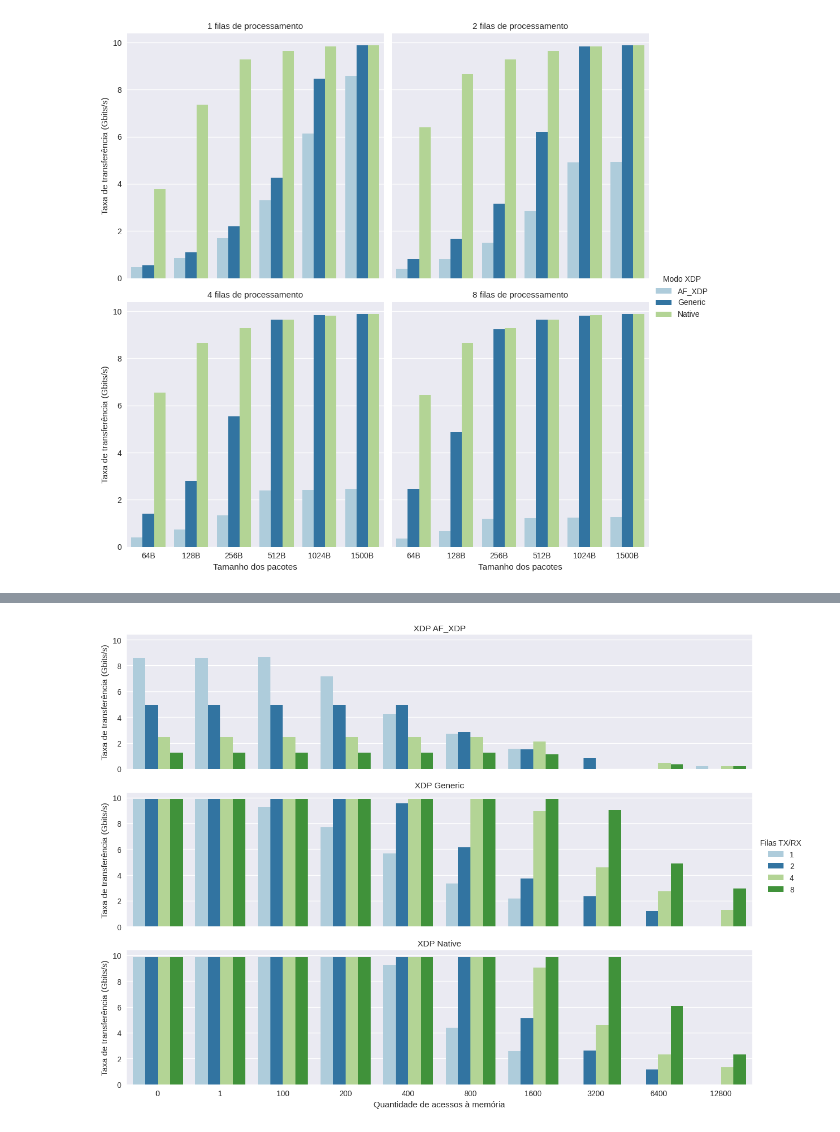
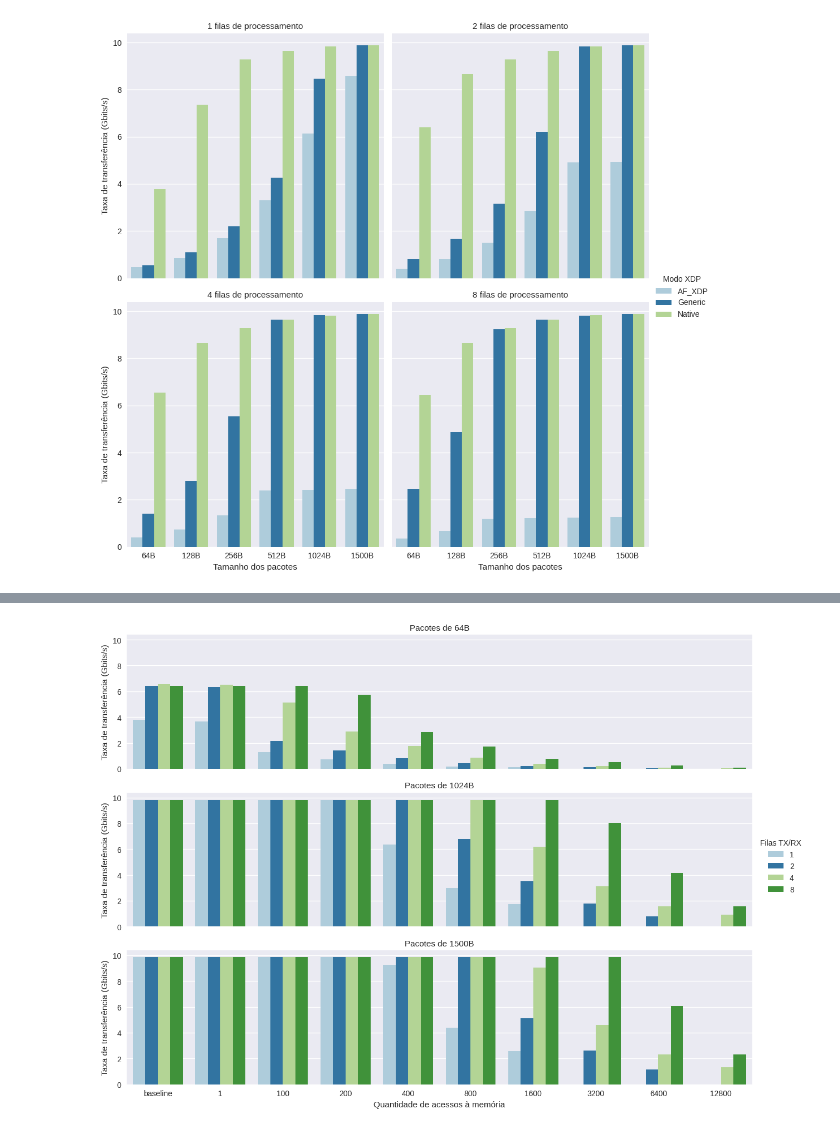
Before and after one commit to igor-capeletti/tcc_eBPF_XDP, a Jupyter notebook: scripts/python/gera_graficos_vazao.ipynb, the cells around one changed output, grey strips where cells are left out. Saved outputs shown, nothing was run; the diff lists cells and outputs as text; code cells hidden in the pictures.

```diff
--- a/scripts/python/gera_graficos_vazao.ipynb
+++ b/scripts/python/gera_graficos_vazao.ipynb
@@ -72,6 +72,7 @@ for i,j in zip(lista_for,lista_alias_for):
        df_gerador['algoritmo']= df_gerador['algoritmo'].replace(f'{i}',f'{j}')
 
 df_gerador['algoritmo']= df_gerador['algoritmo'].astype(int)
+df_gerador = df_gerador.rename(columns={'hook_ebpf': 'Modo XDP'})
 
 df_gerador
 # %% [output]
@@ -97,26 +98,17 @@ format_imagens= '.pdf'
 #Figura 17
 
 algoritmo= 0
-combined= 8
-#packet_size= 1024
-#hook_ebpf= 'xdpgeneric'
-#hook_ebpf= 'xdpdrv'
-#hook_ebpf= 'af_xdp'
 
 eixo_x= 'packet_size'
 eixo_y= 'rx_packet_rate'
-hue= 'hook_ebpf'
+hue= 'Modo XDP'
 
 plt.rc('figure', figsize=(5, 5))
-df_gerador= df_gerador.sort_values(by=[eixo_x,hue], ascending=True)       #ordena dados com os valores do eixo x
+df_gerador= df_gerador.sort_values(by=[eixo_x,hue,'Modo XDP'], ascending=True)       #ordena dados com os valores do eixo x
 
 df= df_gerador.copy()
 df= df[df.algoritmo == algoritmo]                #filtra por algoritmo especifico
-#df= df[df.combined == combined]                  #filtra por quantidade de filas TX/RX especifica
-#df= df[df.packet_size == packet_size]            #filtra por tamanho de pacote especifico
-#df= df[df.hook_ebpf == hook_ebpf]                #filtra por modo XDP especifico
 df= df[[eixo_x, eixo_y, hue, 'combined']]
-df = df.rename(columns={'hook_ebpf': 'Modo XDP'})
 
 df['packet_size']= df['packet_size'].astype(str)
 for i,j in zip(lista_pacotes,lista_alias_pacotes):
@@ -132,9 +124,6 @@ grafico.set_ylabels("Taxa de transferência (Gbits/s)")
 grafico.set_xlabels("Tamanho dos pacotes")
 grafico.set_titles("{col_name} filas de processamento")
 
-#ax.set_ylabel('Taxa de transferência (Gbits/s)')
-#ax.set_xlabel("Tamanho dos pacotes")
-
 grafico.savefig(f'{raiz}/vazao_{hue}_x_{eixo_x}@alg_{algoritmo}{format_imagens}')
 # %% [output]
 [figure]
@@ -187,44 +169,40 @@ grafico.savefig(f'{raiz}/vazao_{hue}_x_{eixo_x}@packet_size_{packet_size}{format
 # %%
-#Figura 19
+#Figura 21, 22 e 23
 
-from numpy import row_stack
-
-
-algoritmo= 0
-combined= 1
-packet_size= 1500
+#hook_ebpf= 'AF_XDP'
+#hook_ebpf= 'Generic'
+hook_ebpf= 'Native'
 
 eixo_x= 'algoritmo'
 eixo_y= 'rx_packet_rate'
 hue= 'combined'
 
 plt.rc('figure', figsize=(20, 5))
 df_gerador= df_gerador.sort_values(by=[eixo_x,hue], ascending=True)       #ordena dados com os valores do eixo x
 
 df= df_gerador.copy()
-#df= df[df.algoritmo == algoritmo]                #filtra por algoritmo especifico
-#df= df[df.combined > combined]                  #filtra por quantidade de filas TX/RX especifica
-df= df[df.packet_size == packet_size]            #filtra por tamanho de pacote especifico
-#df= df[df.hook_ebpf == hook_ebpf]                #filtra por modo XDP especifico
+df= pd.concat([df[df.packet_size == 64], df[df.packet_size == 1024], df[df.packet_size == 1500]], sort = False)
+df= df[df.hook_ebpf == hook_ebpf]                          #filtra por modo XDP especifico
 
-df= df[[eixo_x, eixo_y, hue, 'hook_ebpf']]
-df = df.rename(columns={'hook_ebpf': 'Modo XDP'})
+df= df[[eixo_x, eixo_y, hue, 'packet_size']]
 df = df.rename(columns={'combined': 'Filas TX/RX'})
+df['algoritmo']= df['algoritmo'].astype(str)
+df['algoritmo']= df['algoritmo'].replace('0','baseline')
 
 
 df.index= range(len(df))
 grafico = sns.catplot(
     data=df, x=eixo_x, y=eixo_y,
-    col='Modo XDP', hue='Filas TX/RX',
+    col='packet_size', hue='Filas TX/RX',
     kind="bar", palette='Paired', col_wrap=1,
     height= 3, aspect=12/3
 )
 grafico.set_ylabels("Taxa de transferência (Gbits/s)")
 grafico.set_xlabels("Quantidade de acessos à memória")
-grafico.set_titles("XDP {col_name}")
+grafico.set_titles("Pacotes de {col_name}B")
 
 
-grafico.savefig(f'{raiz}/vazao_{hue}_x_{eixo_x}@packet_size_{packet_size}{format_imagens}')
+grafico.savefig(f'{raiz}/vazao_{hue}_x_{eixo_x}@hook_ebpf_{hook_ebpf}{format_imagens}')
 # %% [output]
-[figure, old version]
+[figure, new version]
 # %%
```
Also changed, not shown: parts of 25 cells of this notebook, 49 other files.
